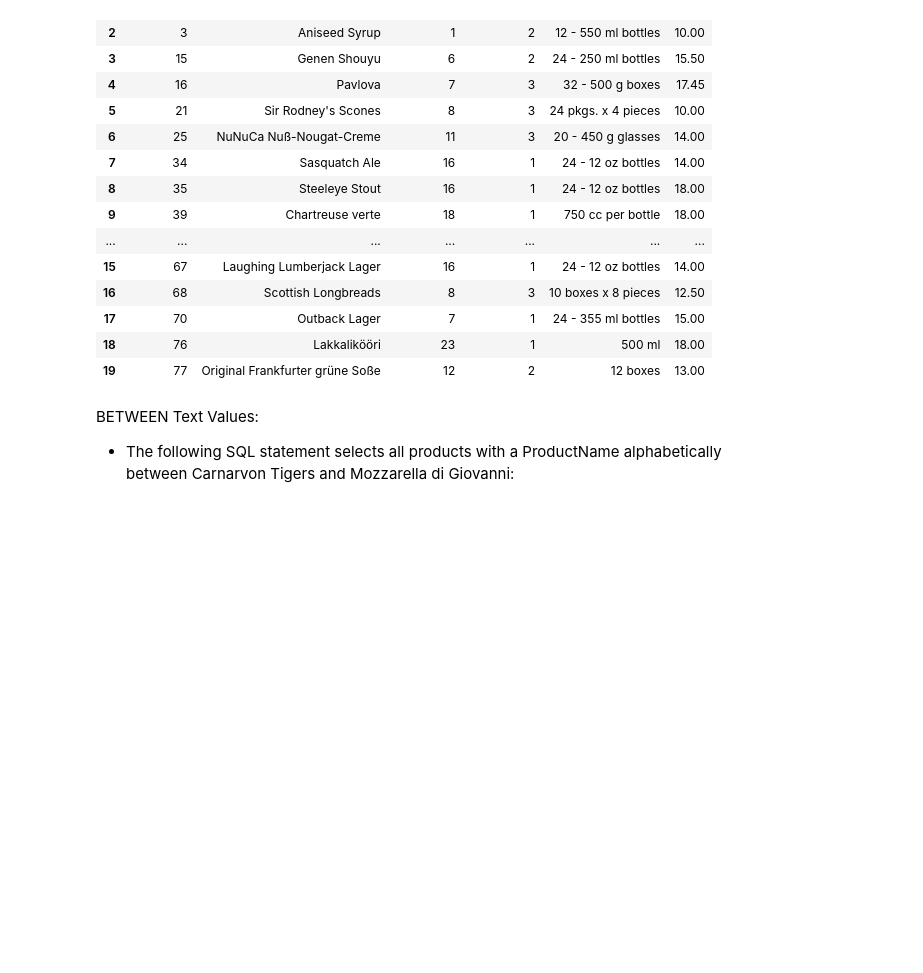
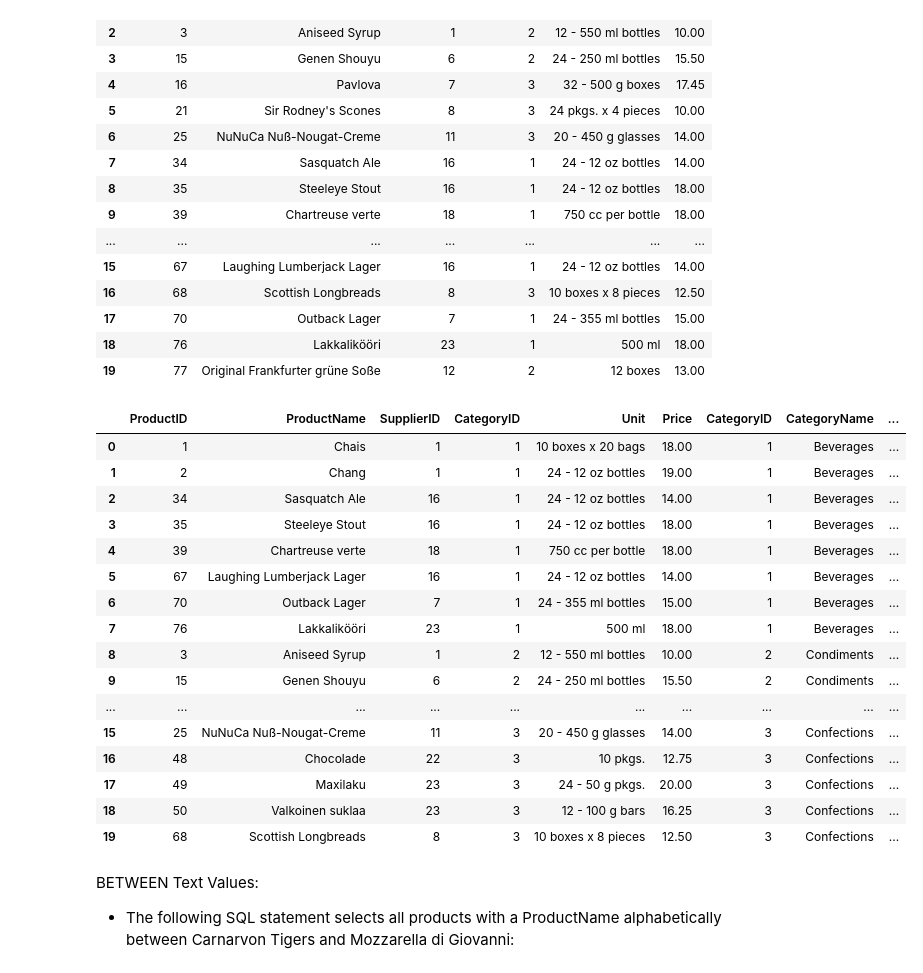
Before and after one commit to funkacer/W3Schools_2024, a Jupyter notebook: SQL/S1_17p_between.ipynb, the cells around one changed output. Cells and saved outputs as stored; diff of their text form; code cells hidden in the pictures; blank space fills up the shorter version.

```diff
--- a/SQL/S1_17p_between.ipynb
+++ b/SQL/S1_17p_between.ipynb
@@ -3,8 +3,8 @@ from MySQLdb import connect
 import pandas as pd
 # %%
 # Connect to your MySQLdb
-conn = connect(host='localhost', user='root')
-#conn = connect(host='127.0.0.1', user='root', password = 'root', port=8890)
+#conn = connect(host='localhost', user='root')
+conn = connect(host='127.0.0.1', user='root', password = 'root', port=8890)
 # %%
 # Open a cursor to perform database operations
 cur = conn.cursor()
@@ -102,6 +102,34 @@ df
 | 17 | 70 | Outback Lager | 7 | 1 | 24 - 355 ml bottles | 15.00 |
 | 18 | 76 | Lakkalikööri | 23 | 1 | 500 ml | 18.00 |
 | 19 | 77 | Original Frankfurter grüne Soße | 12 | 2 | 12 boxes | 13.00 |
+# %%
+# Moje join categories:
+cur.execute('''SELECT * FROM sqlw3s.Products p
+left join sqlw3s.Categories c
+on p.CategoryID = c.CategoryID
+WHERE Price BETWEEN 10 AND 20
+AND p.CategoryID IN (1,2,3);''')
+df = pd.DataFrame(tuple(t) for t in cur.fetchall())
+df.columns = [i[0] for i in cur.description]
+df
+# %% [output]
+|  | ProductID | ProductName | SupplierID | CategoryID | Unit | Price | CategoryID | CategoryName | ... |
+| 0 | 1 | Chais | 1 | 1 | 10 boxes x 20 bags | 18.00 | 1 | Beverages | ... |
+| 1 | 2 | Chang | 1 | 1 | 24 - 12 oz bottles | 19.00 | 1 | Beverages | ... |
+| 2 | 34 | Sasquatch Ale | 16 | 1 | 24 - 12 oz bottles | 14.00 | 1 | Beverages | ... |
+| 3 | 35 | Steeleye Stout | 16 | 1 | 24 - 12 oz bottles | 18.00 | 1 | Beverages | ... |
+| 4 | 39 | Chartreuse verte | 18 | 1 | 750 cc per bottle | 18.00 | 1 | Beverages | ... |
+| 5 | 67 | Laughing Lumberjack Lager | 16 | 1 | 24 - 12 oz bottles | 14.00 | 1 | Beverages | ... |
+| 6 | 70 | Outback Lager | 7 | 1 | 24 - 355 ml bottles | 15.00 | 1 | Beverages | ... |
+| 7 | 76 | Lakkalikööri | 23 | 1 | 500 ml | 18.00 | 1 | Beverages | ... |
+| 8 | 3 | Aniseed Syrup | 1 | 2 | 12 - 550 ml bottles | 10.00 | 2 | Condiments | ... |
+| 9 | 15 | Genen Shouyu | 6 | 2 | 24 - 250 ml bottles | 15.50 | 2 | Condiments | ... |
+| ... | ... | ... | ... | ... | ... | ... | ... | ... | ... |
+| 15 | 25 | NuNuCa Nuß-Nougat-Creme | 11 | 3 | 20 - 450 g glasses | 14.00 | 3 | Confections | ... |
+| 16 | 48 | Chocolade | 22 | 3 | 10 pkgs. | 12.75 | 3 | Confections | ... |
+| 17 | 49 | Maxilaku | 23 | 3 | 24 - 50 g pkgs. | 20.00 | 3 | Confections | ... |
+| 18 | 50 | Valkoinen suklaa | 23 | 3 | 12 - 100 g bars | 16.25 | 3 | Confections | ... |
+| 19 | 68 | Scottish Longbreads | 8 | 3 | 10 boxes x 8 pieces | 12.50 | 3 | Confections | ... |
 # %% [markdown]
 BETWEEN Text Values:
 - The following SQL statement selects all products with a ProductName alphabetically between Carnarvon Tigers and Mozzarella di Giovanni:
```
Also changed, not shown: 5 other files.
